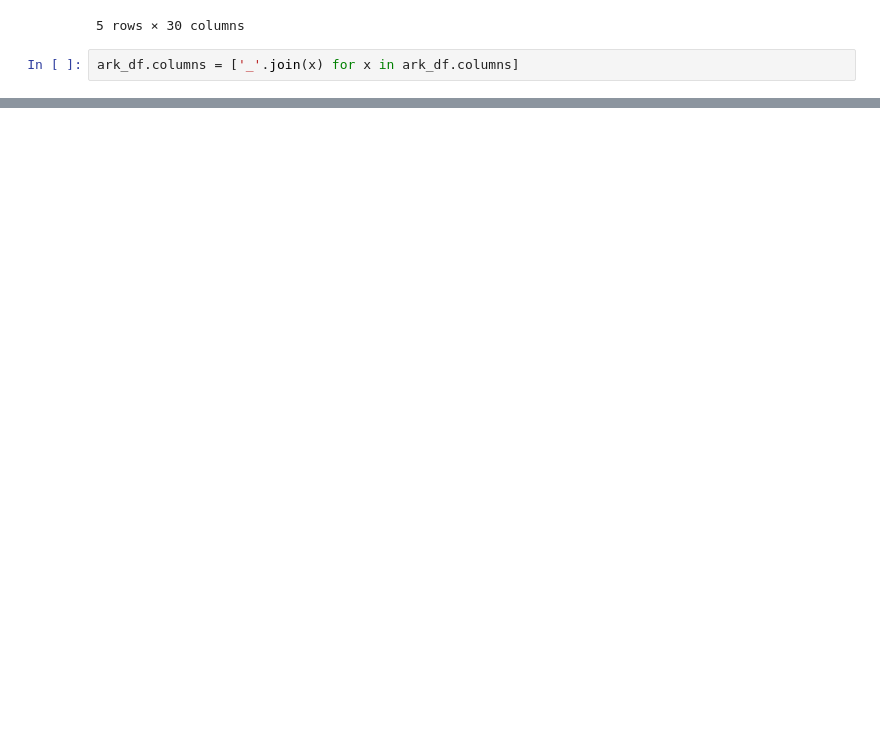
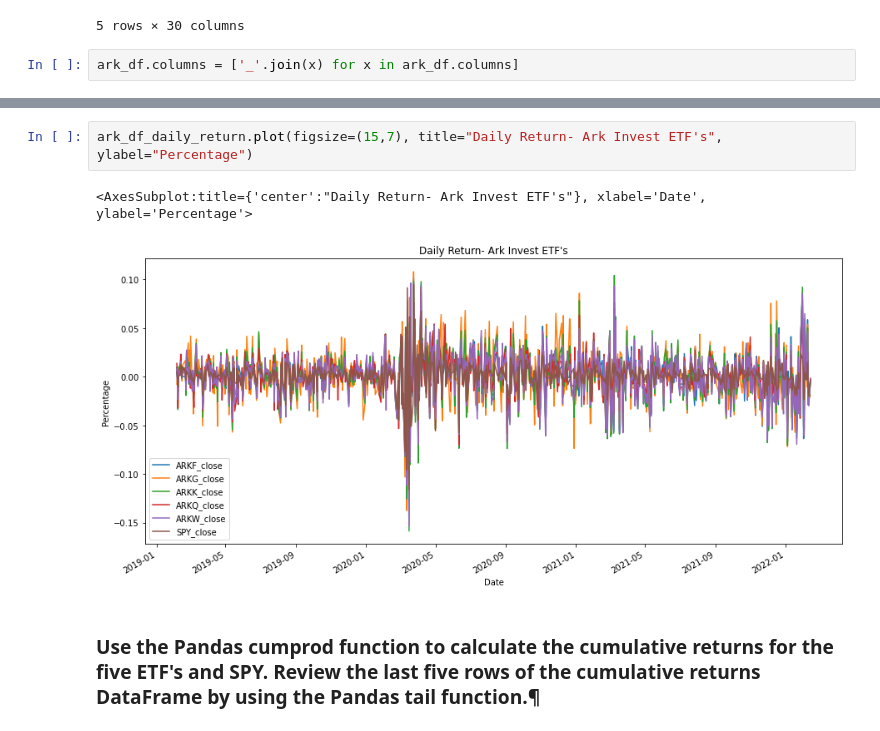
Before and after one commit to trekj/Project_1, a Jupyter notebook: project_ark_invest.ipynb, the cells around one changed output, grey strips where cells are left out. Saved outputs shown, nothing was run; the diff lists cells and outputs as text; blank space fills up the shorter version.

```diff
--- a/project_ark_invest.ipynb
+++ b/project_ark_invest.ipynb
@@ -336,0 +334,7 @@ Analyze the volatility of each of the four fund portfolios and of the S&P 500 In
+# %%
+ark_df_daily_return.plot(figsize=(15,7), title="Daily Return- Ark Invest ETF's", ylabel="Percentage")
+# %% [output]
+<AxesSubplot:title={'center':"Daily Return- Ark Invest ETF's"}, xlabel='Date', ylabel='Percentage'>
+[figure, added]
+# %% [markdown]
+### Use the Pandas cumprod function to calculate the cumulative returns for the five ETF's  and SPY. Review the last five rows of the cumulative returns DataFrame by using the Pandas tail function.¶
```
Also changed, not shown: parts of 43 cells of this notebook.
